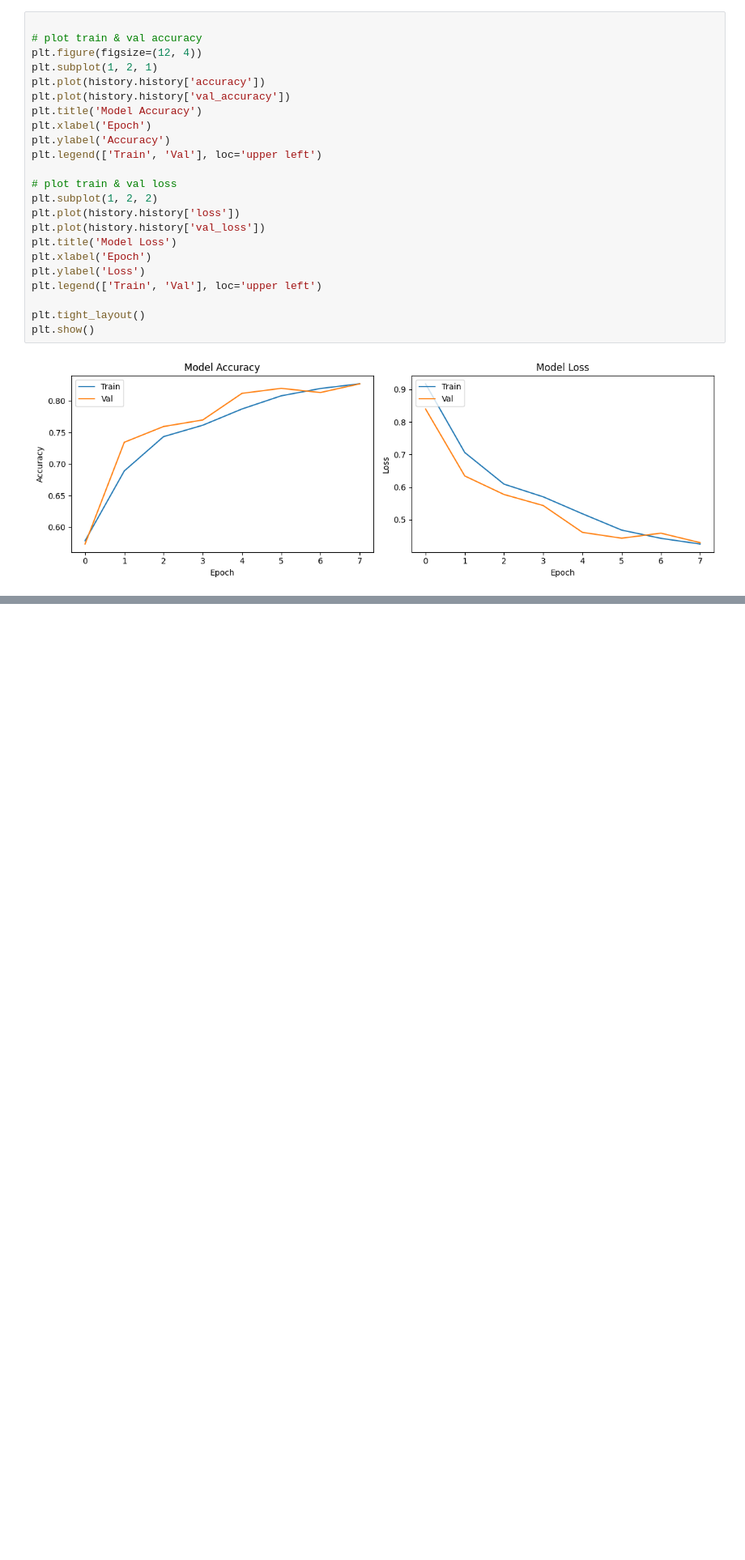
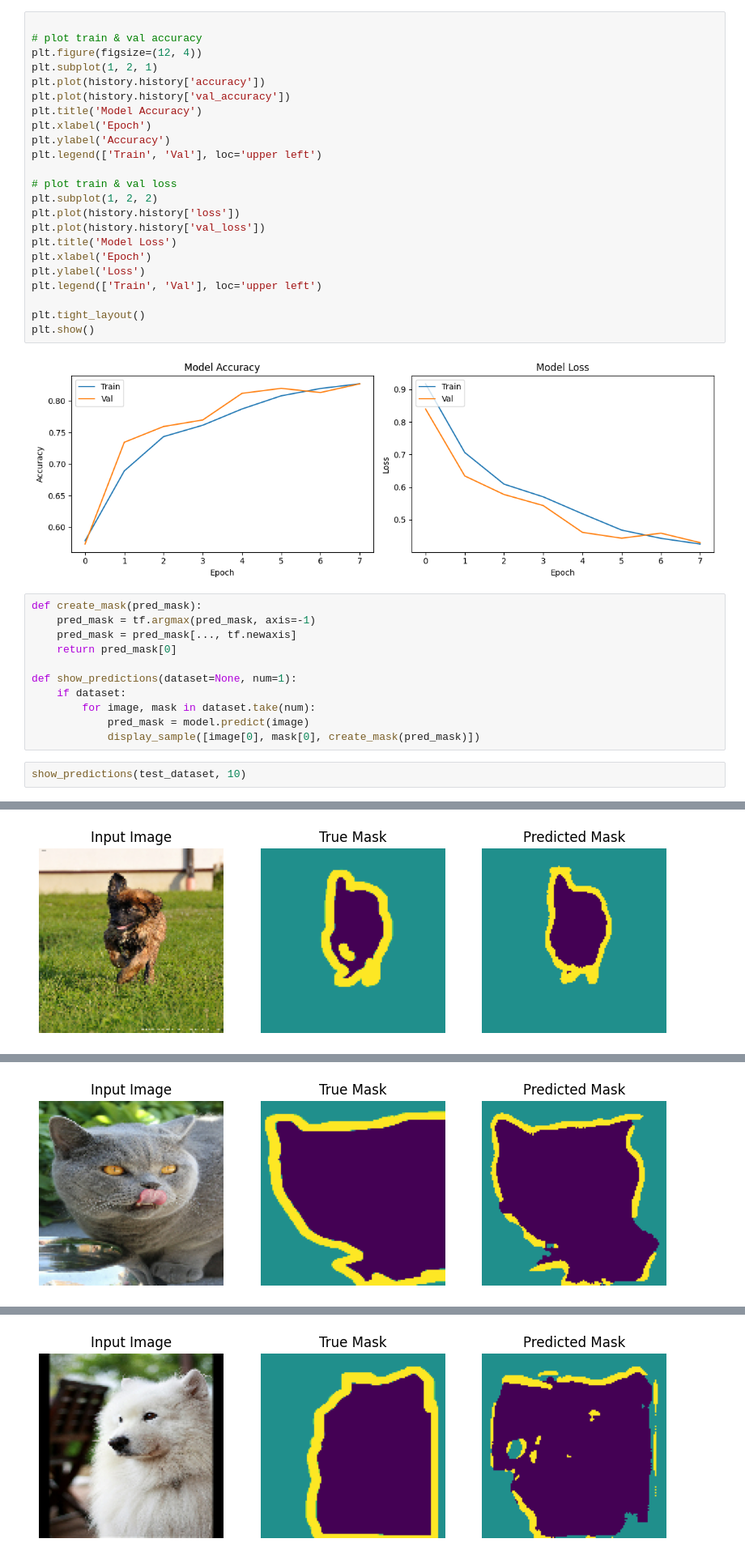
Before and after one commit to Nandini280/miniproject, a Jupyter notebook: Untitled0.ipynb, the cells around one changed output, grey strips where cells are left out. Shown at 81% size. Saved outputs shown, nothing was run; the diff lists cells and outputs as text; blank space fills up the shorter version.

```diff
--- a/Untitled0.ipynb
+++ b/Untitled0.ipynb
@@ -208,3 +208,17 @@ plt.tight_layout()
 plt.show()
 # %% [output]
 [figure]
+# %%
+def create_mask(pred_mask):
+    pred_mask = tf.argmax(pred_mask, axis=-1)
+    pred_mask = pred_mask[..., tf.newaxis]
+    return pred_mask[0]
+
+def show_predictions(dataset=None, num=1):
+    if dataset:
+        for image, mask in dataset.take(num):
+            pred_mask = model.predict(image)
+            display_sample([image[0], mask[0], create_mask(pred_mask)])
+# %%
+show_predictions(test_dataset, 10)
+# %% [output]
@@ -210,0 +226 @@ plt.show()
+[figure, added]
@@ -210,0 +228 @@ plt.show()
+[figure, added]
@@ -210,0 +230 @@ plt.show()
+[figure, added]
```
Also changed, not shown: parts of 1 cell of this notebook.
